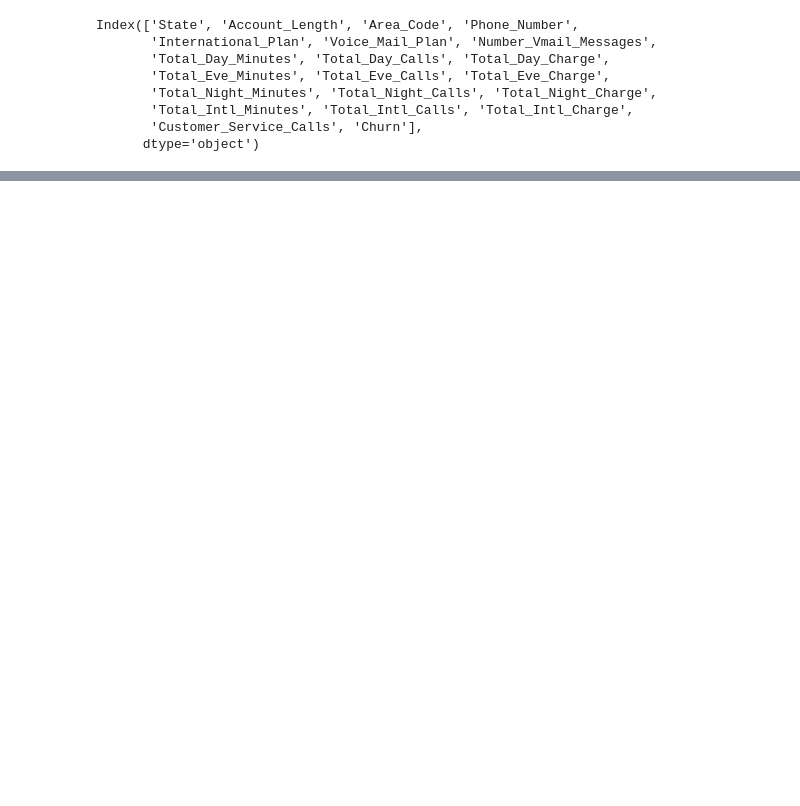
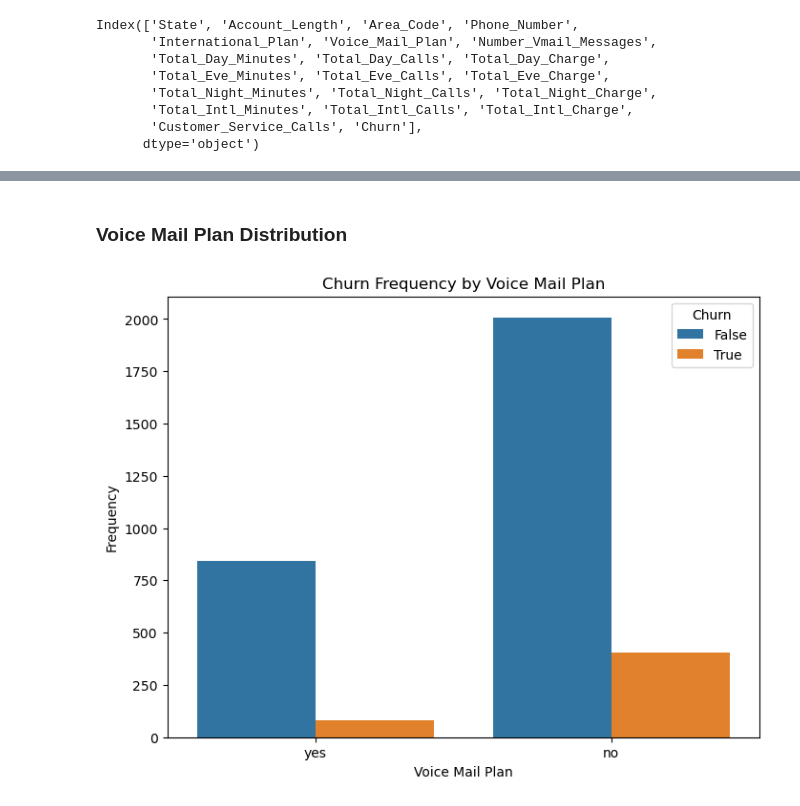
Before and after one commit to idatonui/Phase-3-project-SyriaTel-Customer-Churn, a Jupyter notebook: index.ipynb, the cells around one changed output, grey strips where cells are left out. Saved outputs shown, nothing was run; the diff lists cells and outputs as text; code cells hidden in the pictures; blank space fills up the shorter version.

```diff
--- a/index.ipynb
+++ b/index.ipynb
@@ -307,0 +382,18 @@ plt.show()
+# %% [markdown]
+### **Voice Mail Plan Distribution**
+# %%
+# Stacked bar plot for 'voice mail plan' and 'churn'
+plt.figure(figsize=(8, 6))
+
+# Create a count plot for 'Voice_Mail_Plan' and 'Churn' using Seaborn
+sns.countplot(data=df, x='Voice_Mail_Plan', hue='Churn')
+
+# Set title and labels
+plt.title('Churn Frequency by Voice Mail Plan')
+plt.xlabel('Voice Mail Plan')
+plt.ylabel('Frequency')
+
+# Show the plot
+plt.show()
+# %% [output]
+[figure, added]
```
Also changed, not shown: parts of 83 cells of this notebook.
